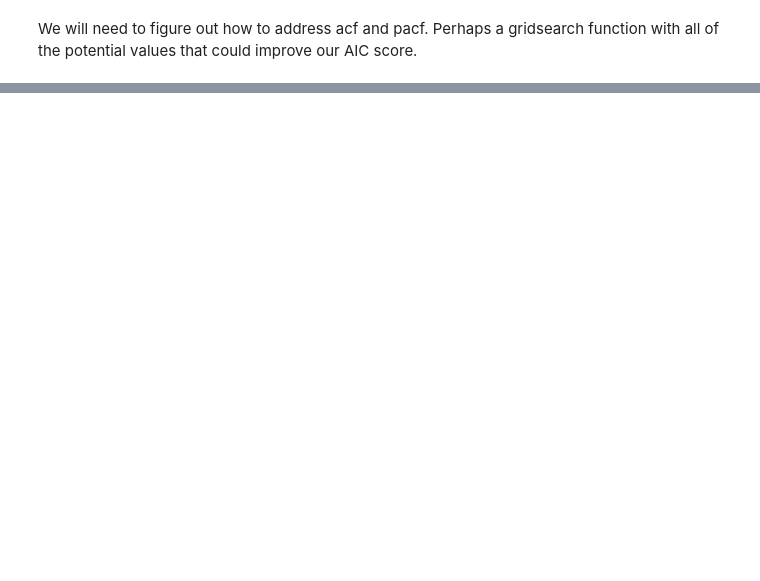
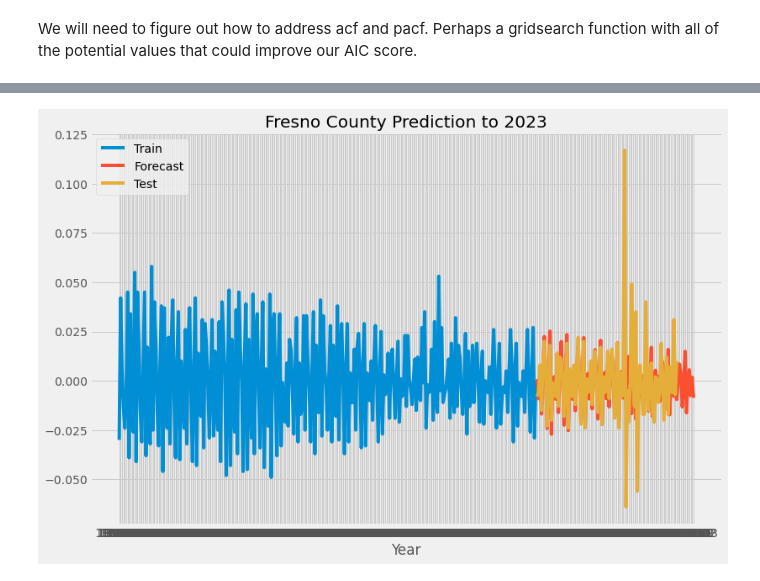
Before and after one commit to joshstruggles/Local-Area-Unemployment-Statistics-California, a Jupyter notebook: time_series_analysis.ipynb, the cells around one changed output, grey strips where cells are left out. Cells and saved outputs as stored; diff of their text form; code cells hidden in the pictures; blank space fills up the shorter version.

```diff
--- a/time_series_analysis.ipynb
+++ b/time_series_analysis.ipynb
@@ -269,0 +347,3 @@ We will need to figure out how to address acf and pacf. Perhaps a gridsearch fun
+# %%
+# Because there is a drift of 1 we will have to drop nulls
+train = train.dropna()
@@ -269,0 +372,3 @@ We will need to figure out how to address acf and pacf. Perhaps a gridsearch fun
+# %%
+forecast = arma_Fresno.forecast(112)
+forecast
@@ -269,0 +428,2 @@ We will need to figure out how to address acf and pacf. Perhaps a gridsearch fun
+# %%
+forecast = pd.DataFrame(forecast)
@@ -269,0 +571,12 @@ We will need to figure out how to address acf and pacf. Perhaps a gridsearch fun
+# %%
+forecast = forecast.set_index('Year')
+# %%
+fig, ax = plt.subplots(figsize = (12,8))
+ax.plot(train, label = 'Train')
+ax.plot(forecast, label = 'Forecast')
+ax.plot(test, label = 'Test')
+ax.set_title('Fresno County Prediction to 2023')
+ax.set_xlabel('Year')
+ax.legend();
+# %% [output]
+[figure, added]
```
Also changed, not shown: parts of 23 cells of this notebook.
